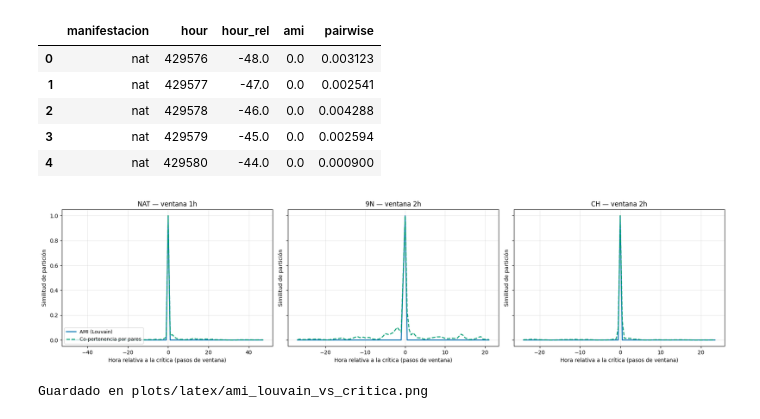
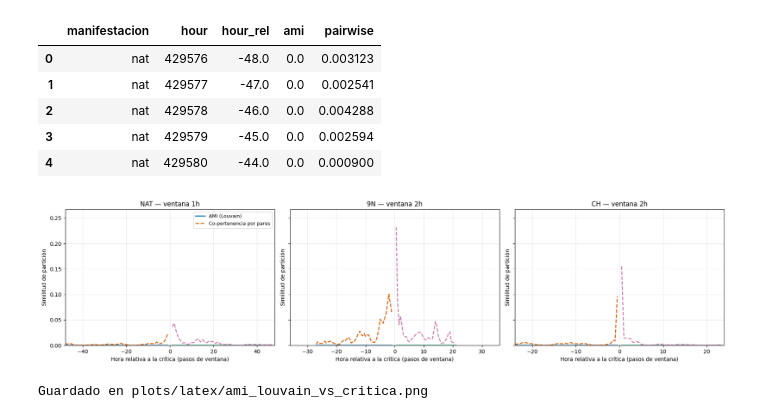
Before and after one commit to Manusua/self-similarity-in-social-movements, a Jupyter notebook: adj_mut_inf.ipynb, the cells around one changed output. Drawn from its saved outputs; the diff is of its cells as text; code cells hidden in the pictures.

```diff
--- a/adj_mut_inf.ipynb
+++ b/adj_mut_inf.ipynb
@@ -234,44 +234,53 @@ for manifestacion, cfg in MANIFESTACIONES.items():
     df_m = df_ami[df_ami["manifestacion"] == manifestacion].sort_values("hour_rel")
 
     if limites:
-        h_min, h_max = PLOT_LIMITS_REL[manifestacion]
-        df_m = df_m[(df_m["hour_rel"] >= h_min) & (df_m["hour_rel"] <= h_max)]
+        x_min, x_max = PLOT_LIMITS_REL[manifestacion]
+        df_m = df_m[(df_m["hour_rel"] >= x_min) & (df_m["hour_rel"] <= x_max)]
+    else:
+        x_min, x_max = df_m["hour_rel"].min(), df_m["hour_rel"].max()
 
-    df_m = df_m[df_m["hour_rel"] != 0]
-    plot_frames.append((manifestacion, cfg, df_m))
+    plot_frames.append((manifestacion, cfg, df_m, x_min, x_max))
 
 ymax = max(
-    max(df_m["ami"].max(), df_m["pairwise"].max())
-    for _, _, df_m in plot_frames
+    max(
+        df_m.loc[df_m["hour_rel"] != 0, "ami"].max(),
+        df_m.loc[df_m["hour_rel"] != 0, "pairwise"].max(),
+    )
+    for _, _, df_m, _, _ in plot_frames
 ) * 1.15
 
 fig, axes = plt.subplots(1, 3, figsize=(18, 4.5), sharey=True)
 
-for ax, (manifestacion, cfg, df_m) in zip(axes, plot_frames):
+for ax, (manifestacion, cfg, df_m, x_min, x_max) in zip(axes, plot_frames):
     hour_window = cfg["hour_window"]
+    df_before = df_m[df_m["hour_rel"] < 0]
+    df_after = df_m[df_m["hour_rel"] > 0]
 
-    ax.plot(df_m["hour_rel"], df_m["ami"], label="AMI (Louvain)", linewidth=1.8)
+    ax.plot(df_before["hour_rel"], df_before["ami"], label="AMI (Louvain)", linewidth=1.8)
+    ax.plot(df_after["hour_rel"], df_after["ami"], linewidth=1.8)
     ax.plot(
-        df_m["hour_rel"],
-        df_m["pairwise"],
+        df_before["hour_rel"],
+        df_before["pairwise"],
         label="Co-pertenencia por pares",
         linewidth=1.8,
         linestyle="--",
     )
+    ax.plot(df_after["hour_rel"], df_after["pairwise"], linewidth=1.8, linestyle="--")
 
+    ax.set_xlim(x_min, x_max)
     ax.set_title(f"{manifestacion.upper()} — ventana {hour_window}h")
     ax.set_xlabel("Hora relativa a la crítica (pasos de ventana)")
     ax.set_ylabel("Similitud de partición")
     ax.set_ylim(0, ymax)
     ax.grid(alpha=0.3)
 
 axes[0].legend(loc="upper right", fontsize=9)
 plt.tight_layout()
 
 out_path = f"{plots_folder}ami_louvain_vs_critica.png"
 plt.savefig(out_path, dpi=200, bbox_inches="tight")
 plt.show()
 print(f"Guardado en {out_path}")
 # %% [output]
-[figure, old version]
+[figure, new version]
 Guardado en plots/latex/ami_louvain_vs_critica.png
```
Also changed, not shown: parts of 4 cells of this notebook, 12 other files.
